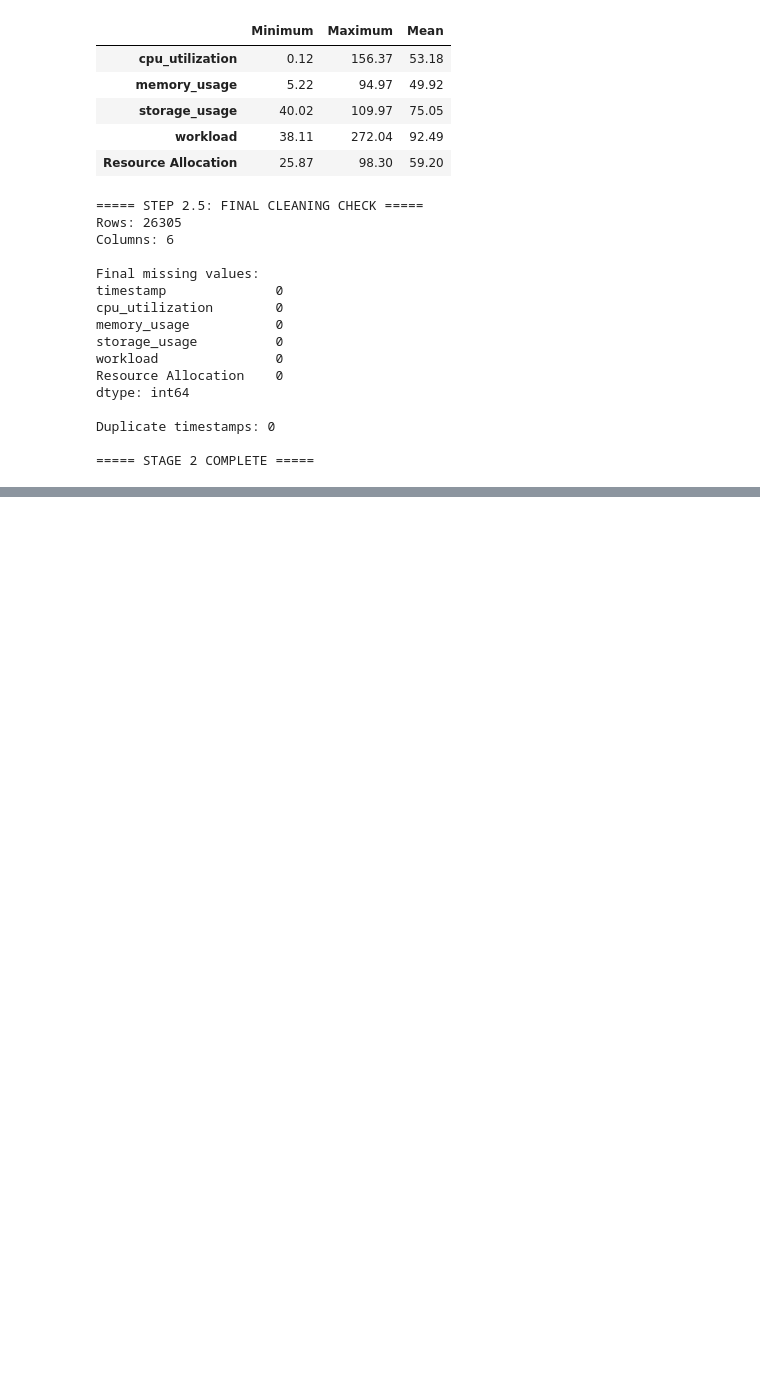
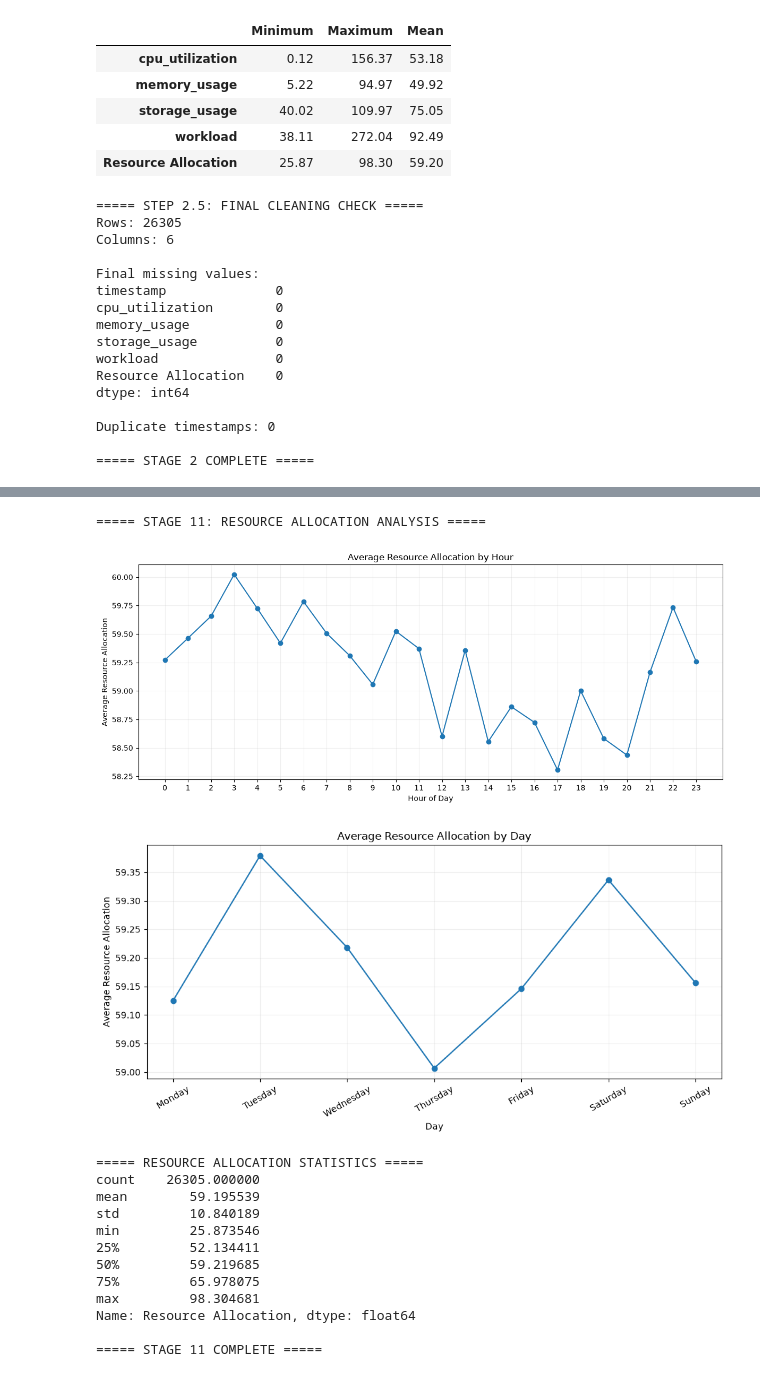
Before and after one commit to jaygosalia11/Intelligent-Load-Forecasting, a Jupyter notebook: load_forecasting.ipynb, the cells around one changed output, grey strips where cells are left out. Cells and saved outputs as stored; diff of their text form; code cells hidden in the pictures; blank space fills up the shorter version.

```diff
--- a/load_forecasting.ipynb
+++ b/load_forecasting.ipynb
@@ -1029,35 +1074,13 @@ print("\n===== STAGE 10 COMPLETE =====")
 # ==========================================
 
 import matplotlib.pyplot as plt
-import pandas as pd
 import numpy as np
 
 print("===== STAGE 11: RESOURCE ALLOCATION ANALYSIS =====")
 
 
 # ------------------------------------------
-# Step 11.1 - Overall Resource Allocation
-# ------------------------------------------
-
-plt.figure(figsize=(15, 5))
-
-plt.plot(
-    clean_data["timestamp"],
-    clean_data["Resource Allocation"]
-)
-
-plt.title("Resource Allocation Over Time")
-plt.xlabel("Time")
-plt.ylabel("Resource Allocation")
-
-plt.xticks(rotation=45)
-plt.grid()
-
-plt.show()
-
-
-# ------------------------------------------
-# Step 11.2 - Hourly Pattern
+# Step 11.1 - Hourly Pattern
 # ------------------------------------------
 
 hourly_avg = (
@@ -1079,13 +1102,14 @@ plt.xlabel("Hour of Day")
 plt.ylabel("Average Resource Allocation")
 
 plt.xticks(range(24))
-plt.grid()
+plt.grid(alpha=0.2)
 
+plt.tight_layout()
 plt.show()
 
 
 # ------------------------------------------
-# Step 11.3 - Daily Pattern
+# Step 11.2 - Daily Pattern
 # ------------------------------------------
 
 daily_avg = (
@@ -1104,33 +1128,49 @@ day_names = [
     "Sunday"
 ]
 
 plt.figure(figsize=(10, 5))
 
 plt.plot(
     day_names,
     daily_avg.values,
     marker="o"
 )
 
 plt.title("Average Resource Allocation by Day")
 plt.xlabel("Day")
 plt.ylabel("Average Resource Allocation")
 
 plt.xticks(rotation=30)
-plt.grid()
+plt.grid(alpha=0.2)
 
+plt.tight_layout()
 plt.show()
 
 
 # ------------------------------------------
-# Step 11.4 - Basic Statistics
+# Step 11.3 - Basic Statistics
 # ------------------------------------------
 
 print("\n===== RESOURCE ALLOCATION STATISTICS =====")
 
 print(
     clean_data["Resource Allocation"].describe()
 )
 
-
 print("\n===== STAGE 11 COMPLETE =====")
+# %% [output]
+===== STAGE 11: RESOURCE ALLOCATION ANALYSIS =====
+[figure, added]
+[figure, added]
+===== RESOURCE ALLOCATION STATISTICS =====
+count    26305.000000
+mean        59.195539
+std         10.840189
+min         25.873546
+25%         52.134411
+50%         59.219685
+75%         65.978075
+max         98.304681
+Name: Resource Allocation, dtype: float64
+
+===== STAGE 11 COMPLETE =====
```
Also changed, not shown: parts of 16 cells of this notebook.
